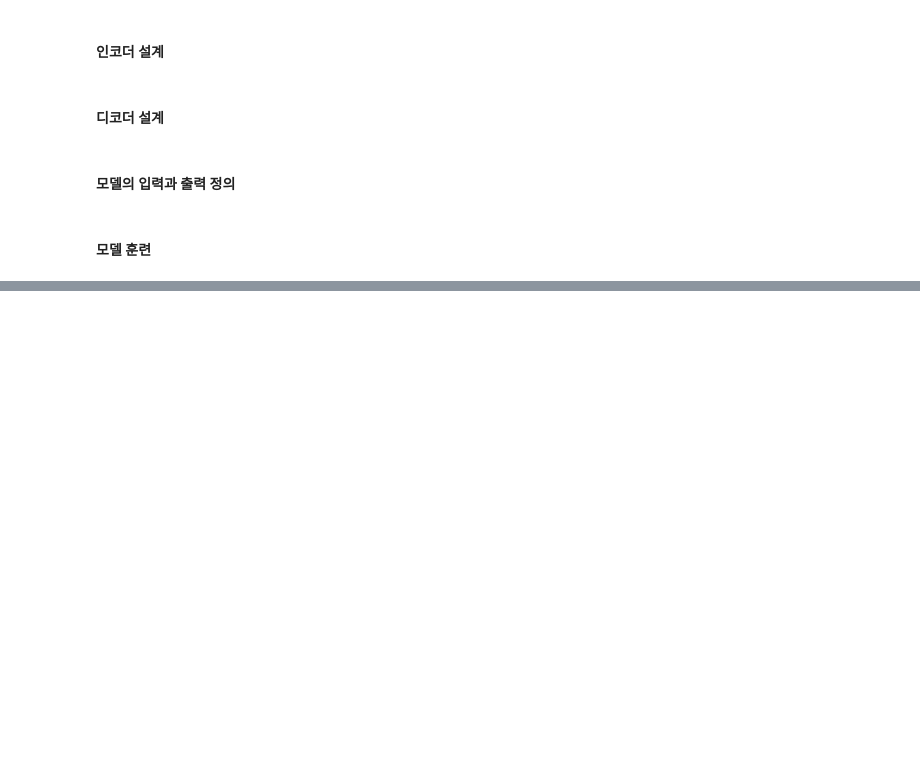
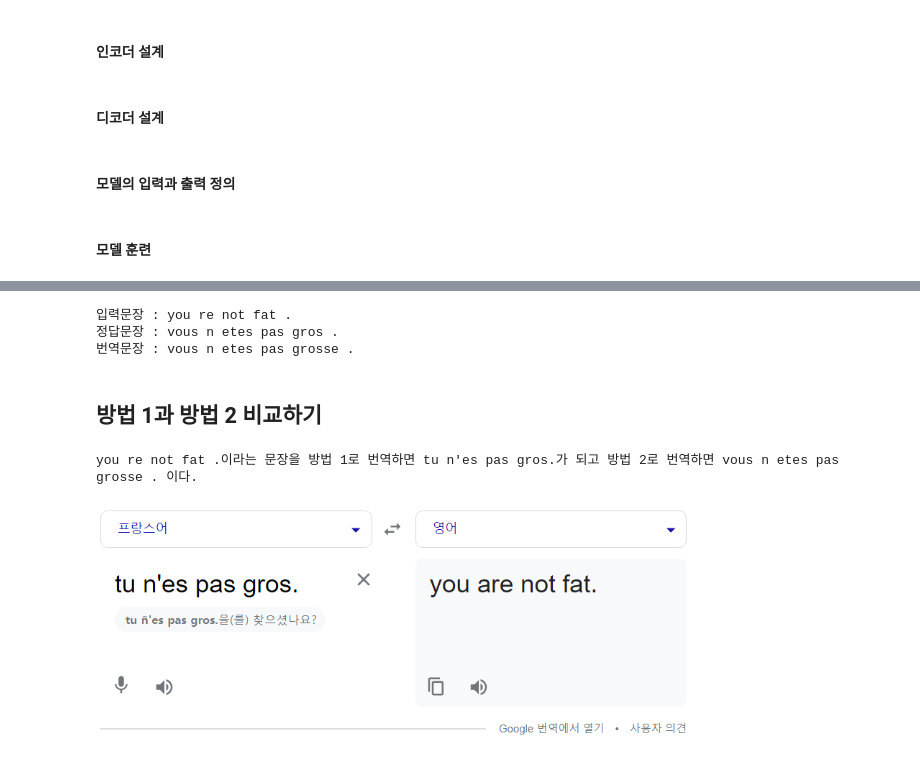
Before and after one commit to WoojinJeonkr/himedia-learning, a Jupyter notebook: English_French_translator.ipynb, the cells around one changed output, grey strips where cells are left out. Cells and saved outputs as stored; diff of their text form; code cells hidden in the pictures; blank space fills up the shorter version.

```diff
--- a/English_French_translator.ipynb
+++ b/English_French_translator.ipynb
@@ -276,0 +424,17 @@ Epoch 19/50
+# %%
+print("입력문장 :",seq_to_src(encoder_input_test[seq_index]))
+print("정답문장 :",seq_to_tar(decoder_input_test[seq_index]))
+print("번역문장 :",decoded_sentence[1:-5])
+# %% [output]
+입력문장 : you re not fat .
+정답문장 : vous n etes pas gros .
+번역문장 : vous n etes pas grosse .
+# %% [markdown]
+## 방법 1과 방법 2 비교하기
+# %%
+sentence_en = "you re not fat ."
+sentence_fra = translator.translate(sentence_en, dest='fr')
+print(sentence_en + '이라는 문장을 방법 1로 번역하면 {}'.format(sentence_fra.text) +
+      '가 되고 방법 2로 번역하면 {}'.format(decoded_sentence[1:-5]) + '이다.')
+# %% [output]
+you re not fat .이라는 문장을 방법 1로 번역하면 tu n'es pas gros.가 되고 방법 2로 번역하면 vous n etes pas grosse . 이다.
@@ -276,0 +443,4 @@ Epoch 19/50
+# %%
+Image('./image/001.png', width = 600, height = 400)
+# %% [output]
+[figure, added]
```
Also changed, not shown: parts of 25 cells of this notebook.
